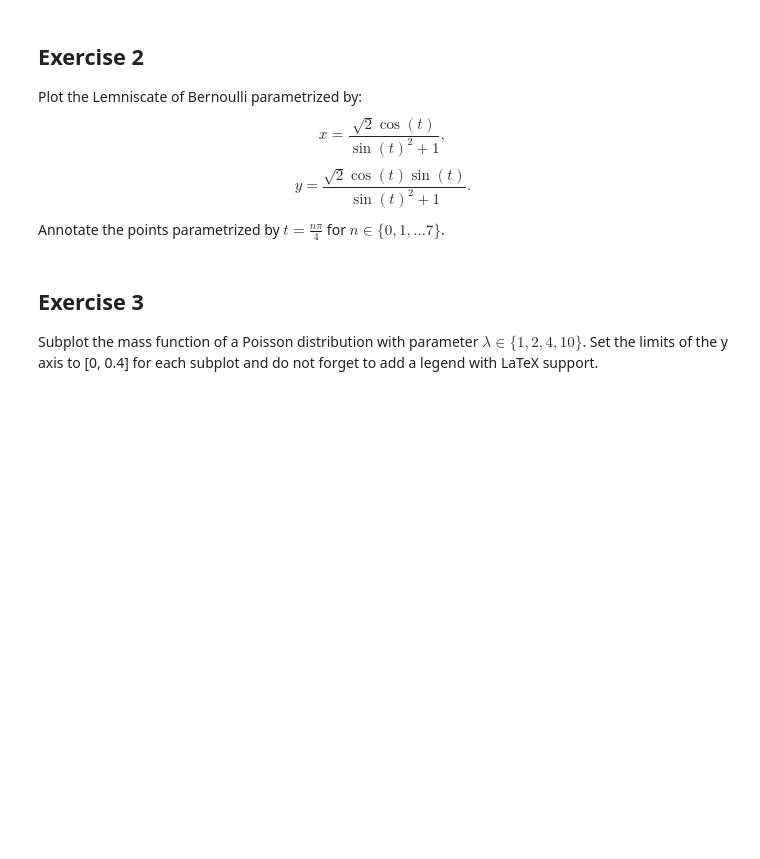
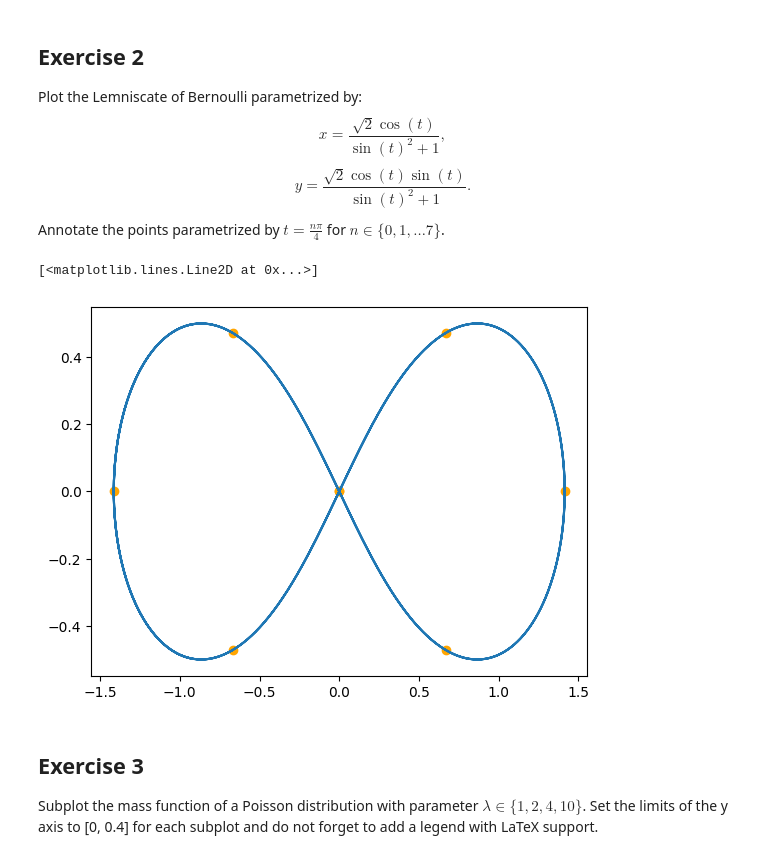
Before and after one commit to dgalemb/STASC, a Jupyter notebook: Plotting.ipynb, the cells around one changed output. Saved outputs shown, nothing was run; the diff lists cells and outputs as text; code cells hidden in the pictures; blank space fills up the shorter version.

```diff
--- a/Plotting.ipynb
+++ b/Plotting.ipynb
@@ -1007,3 +1012,20 @@ Annotate the points parametrized by $t = \frac{n\pi}{4}$ for $n \in \{0, 1, \dot
+# %%
+# Answer
+t = np.linspace(-10,10,100000)
+x = (np.sqrt(2) * np.cos(t)) / (np.sin(t)**2 + 1)
+y = (np.sqrt(2) * np.cos(t) * np.sin(t)) / (np.sin(t)**2 + 1)
+
+tz = np.array([n*(np.pi/4) for n in np.arange(0,8)])
+xz = (np.sqrt(2) * np.cos(tz)) / (np.sin(tz)**2 + 1)
+yz = (np.sqrt(2) * np.cos(tz) * np.sin(tz)) / (np.sin(tz)**2 + 1)
+
+fig, ax = plt.subplots()
+
+ax.scatter(xz, yz, color = 'orange')
+ax.plot(x,y)
+# %% [output]
+[<matplotlib.lines.Line2D at 0x...>]
+[figure, added]
 # %% [markdown]
 ## Exercise 3 <a id="part5sec3"></a>
 Subplot the mass function of a Poisson distribution with parameter $\lambda \in \{1, 2, 4, 10\}$.
```
Also changed, not shown: parts of 35 cells of this notebook.
